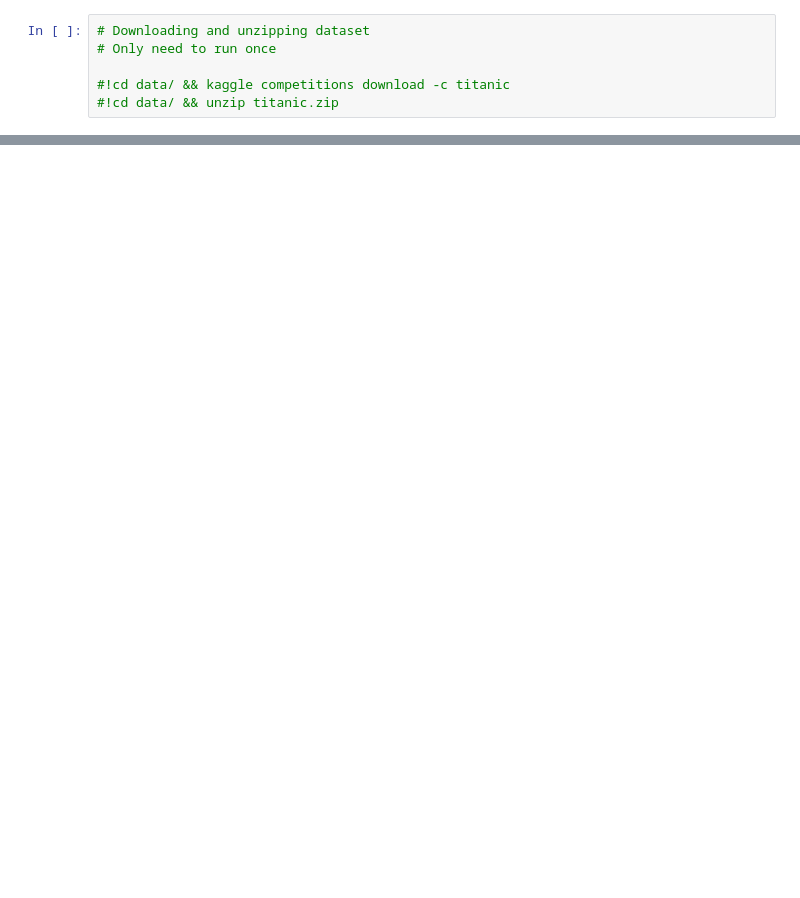
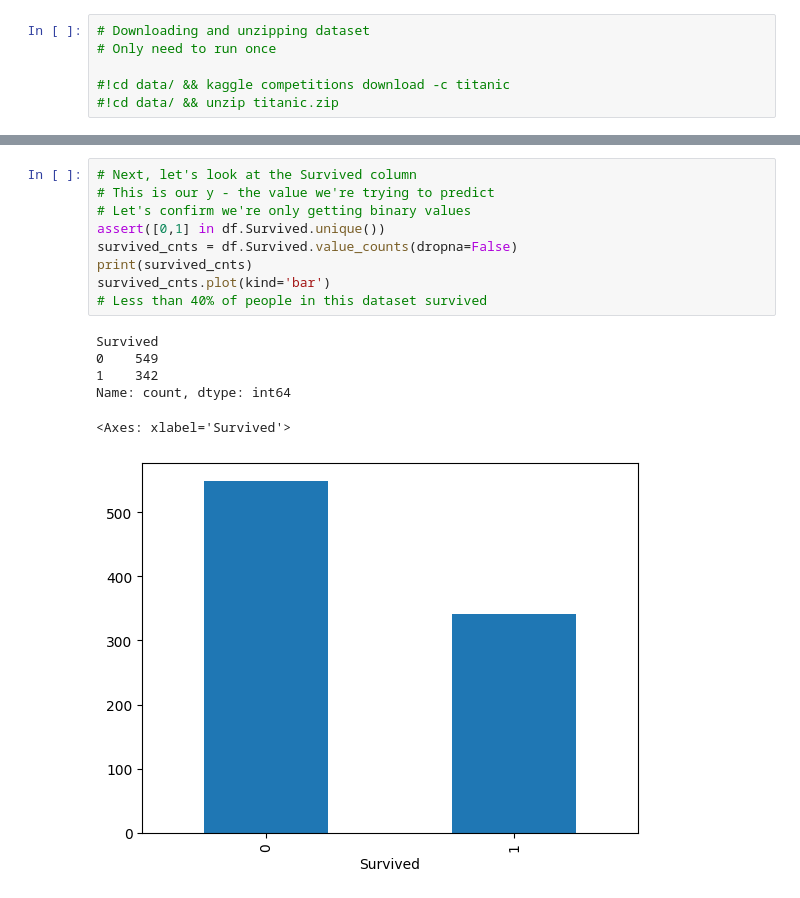
Before and after one commit to nlandy/Titanic, a Jupyter notebook: titanic.ipynb, the cells around one changed output, grey strips where cells are left out. Cells and saved outputs as stored; diff of their text form; blank space fills up the shorter version.

```diff
--- a/titanic.ipynb
+++ b/titanic.ipynb
@@ -27,0 +73,16 @@ df.head()
+# %%
+# Next, let's look at the Survived column
+# This is our y - the value we're trying to predict
+# Let's confirm we're only getting binary values
+assert([0,1] in df.Survived.unique())
+survived_cnts = df.Survived.value_counts(dropna=False)
+print(survived_cnts)
+survived_cnts.plot(kind='bar')
+# Less than 40% of people in this dataset survived
+# %% [output]
+Survived
+0    549
+1    342
+Name: count, dtype: int64
+<Axes: xlabel='Survived'>
+[figure, added]
```
Also changed, not shown: parts of 17 cells of this notebook.
